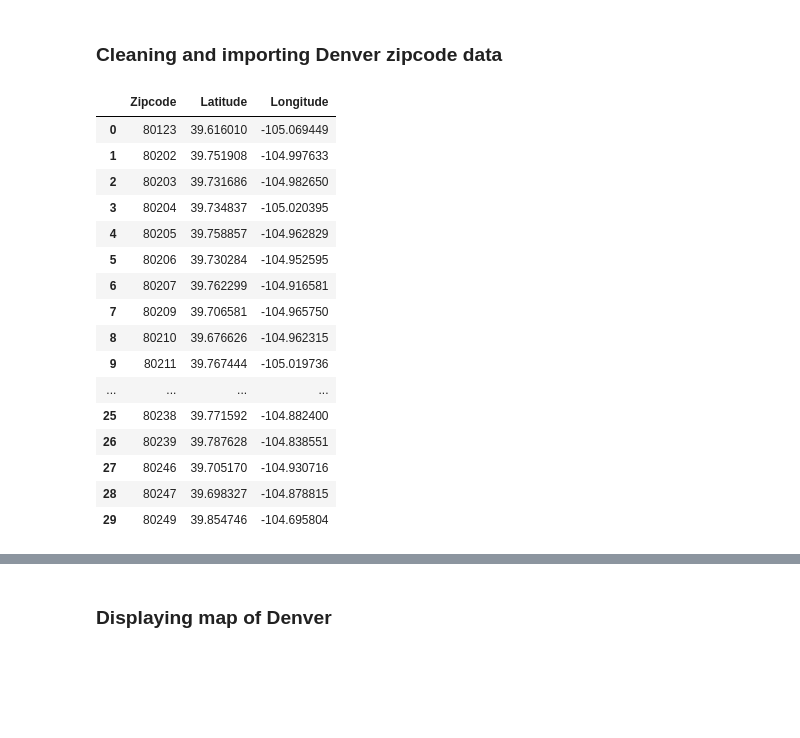
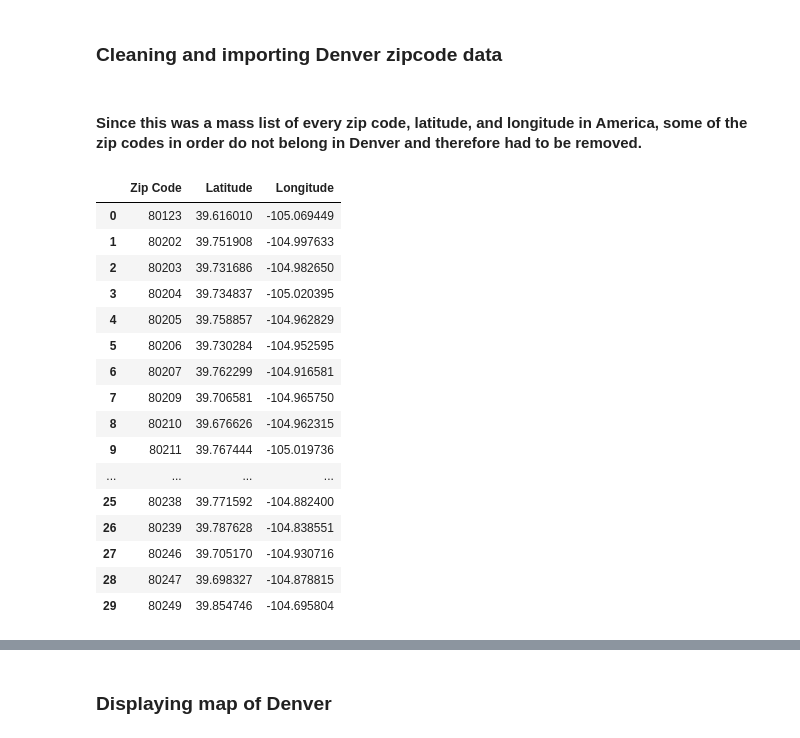
Before and after one commit to strange1120/battle-of-the-neighborhoods, a Jupyter notebook: battle-of-the-neighborhoods-denver.ipynb, the cells around one changed output, grey strips where cells are left out. Drawn from its saved outputs; the diff is of its cells as text; code cells hidden in the pictures; blank space fills up the shorter version.

```diff
--- a/battle-of-the-neighborhoods-denver.ipynb
+++ b/battle-of-the-neighborhoods-denver.ipynb
@@ -106,22 +106,24 @@ with open(txt_file, 'r') as infile, open(csv_file, 'w') as outfile:
      writer.writerows(lines)
 # %% [markdown]
 ### Cleaning and importing Denver zipcode data
+# %% [markdown]
+#### Since this was a mass list of every zip code, latitude, and longitude in America, some of the zip codes in order do not belong in Denver and therefore had to be removed.
 # %%
 zipcode_data = pd.read_csv('zipcodes.csv')
 zipcode_data = zipcode_data.drop(zipcode_data.columns[[1, 2, 3, 4]], axis=1)
-zipcode_data.rename(columns={'GEOID': 'Zipcode', 'INTPTLAT': 'Latitude', 'INTPTLONG': 'Longitude'}, inplace=True)
+zipcode_data.rename(columns={'GEOID': 'Zip Code', 'INTPTLAT': 'Latitude', 'INTPTLONG': 'Longitude'}, inplace=True)
 denver_zipcodes = zipcode_data[27850:27904]
 denver_zipcodes.reset_index(drop=True)
 denver_zipcodes.drop(denver_zipcodes.index[1:16], inplace= True)
 denver_zipcodes.reset_index(drop= True)
 denver_zipcodes.drop(denver_zipcodes.index[11:13], inplace = True)
 denver_zipcodes.drop(denver_zipcodes.index[22:24], inplace = True)
 denver_zipcodes.drop(denver_zipcodes.index[23:26], inplace = True)
 denver_zipcodes.drop(denver_zipcodes.index[19], inplace = True)
 denver_zipcodes.drop(denver_zipcodes.index[27], inplace = True)
 denver_zipcodes.reset_index(drop= True)
 # %% [output]
-|  | Zipcode | Latitude | Longitude |
+|  | Zip Code | Latitude | Longitude |
 | 0 | 80123 | 39.616010 | -105.069449 |
 | 1 | 80202 | 39.751908 | -104.997633 |
 | 2 | 80203 | 39.731686 | -104.982650 |
```
Also changed, not shown: parts of 2 cells of this notebook.
